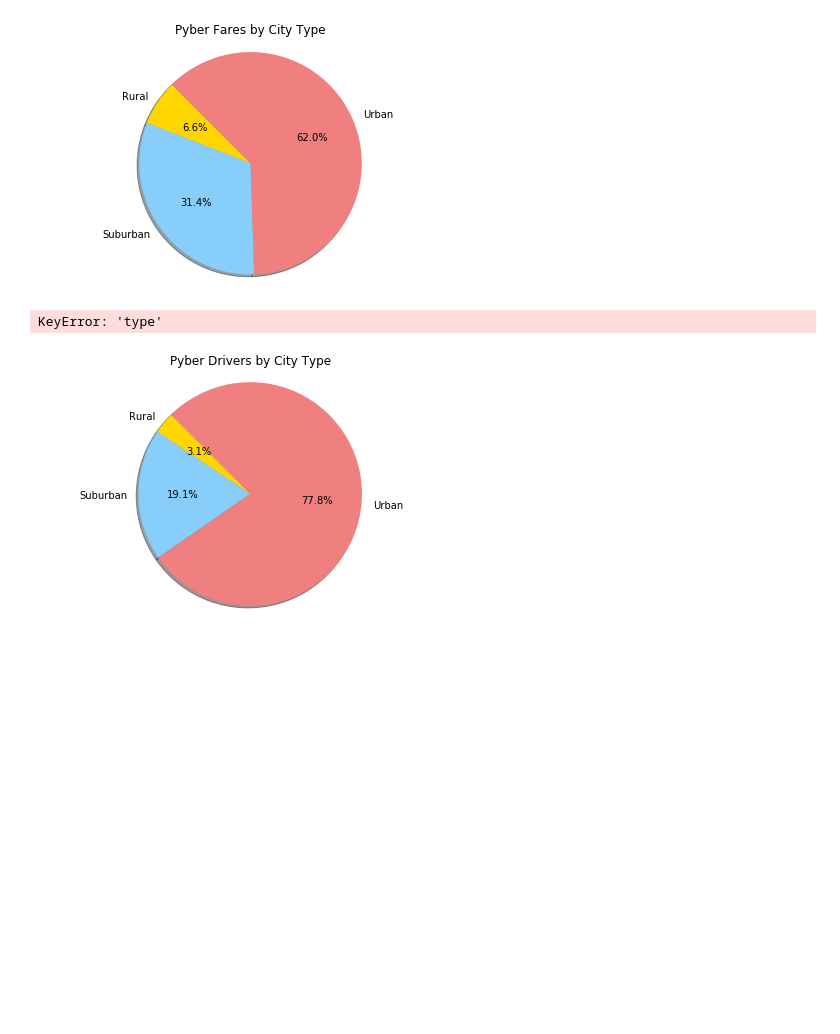
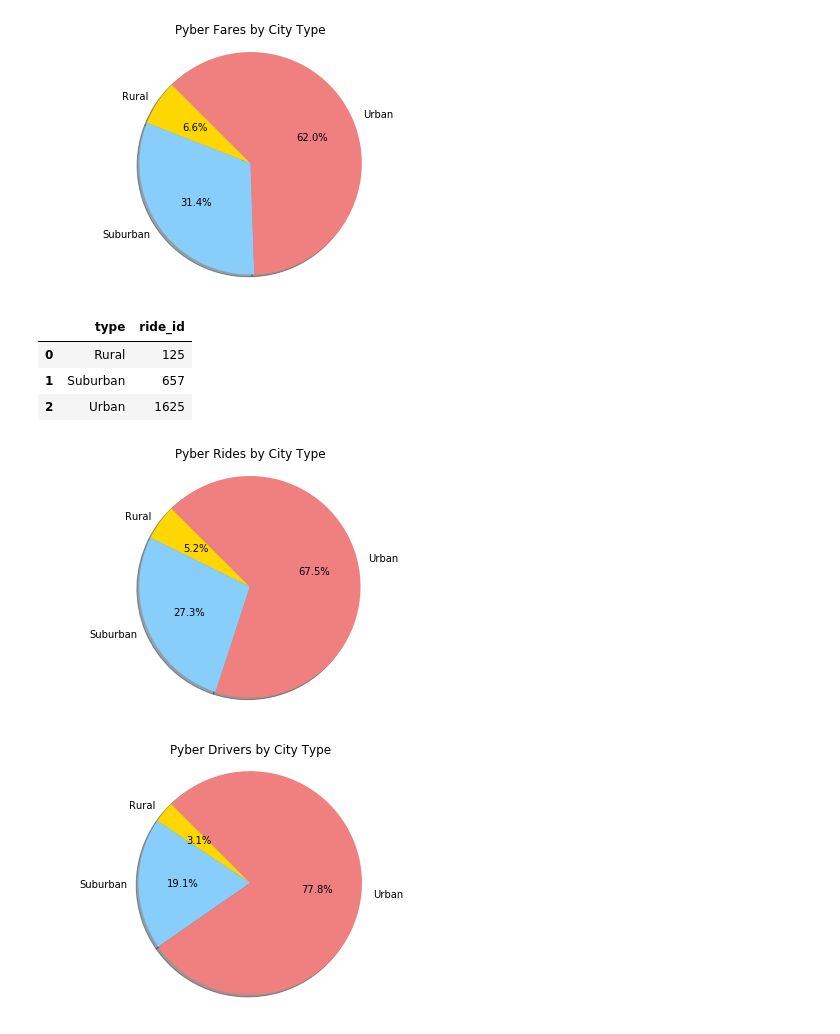
Before and after one commit to ehyoder/Matplotlib, a Jupyter notebook: Pyber_homework_Beth_Yoder_new.ipynb, the cells around one changed output. Drawn from its saved outputs; the diff is of its cells as text; code cells hidden in the pictures; blank space fills up the shorter version.

```diff
--- a/Pyber_homework_Beth_Yoder_new.ipynb
+++ b/Pyber_homework_Beth_Yoder_new.ipynb
@@ -211,38 +161,49 @@ plt.tight_layout()
 plt.show()
 # %% [output]
 [figure]
+# %%
+total_rides_city_type = merge_data.groupby("type").count()["ride_id"]
+total_rides_city_type = total_rides_city_type.to_frame()
+
+total_rides_city_type = total_rides_city_type.reset_index(level=None, drop=False, inplace=False)
+total_rides_city_type
+# %% [output]
+|  | type | ride_id |
+| 0 | Rural | 125 |
+| 1 | Suburban | 657 |
+| 2 | Urban | 1625 |
 # %%
 # Pie chart 2
 # % of Total Rides by City Type
 
 plt.pie(
     # using data from groupby
-    total_rides['ride_id'],
+    total_rides_city_type['ride_id'],
     # with the labels being types of city
-    labels=total_rides['type'],
+    labels=total_rides_city_type['type'],
     # with shadows
     shadow=True,
     # with colors
     colors=["Gold", "#87cefa", "#f08080"],
     # with one slide exploded out
     #explode=(0, 0, 0, 0, 0.15),
     # with the start angle at 135%
     startangle=135,
     # with the percent listed as a fraction
     autopct='%1.1f%%',
     )
 
 # View the plot drop above
 plt.axis('equal')
 
 # Add a title to the chart
 plt.title("Pyber Rides by City Type")
 
 # View the plot
 plt.tight_layout()
 plt.show()
 # %% [output]
-KeyError: 'type'
+[figure, added]
 # %%
 # Pie chart 3
 # % of Total Drivers by City Type
```
Also changed, not shown: parts of 16 cells of this notebook.
